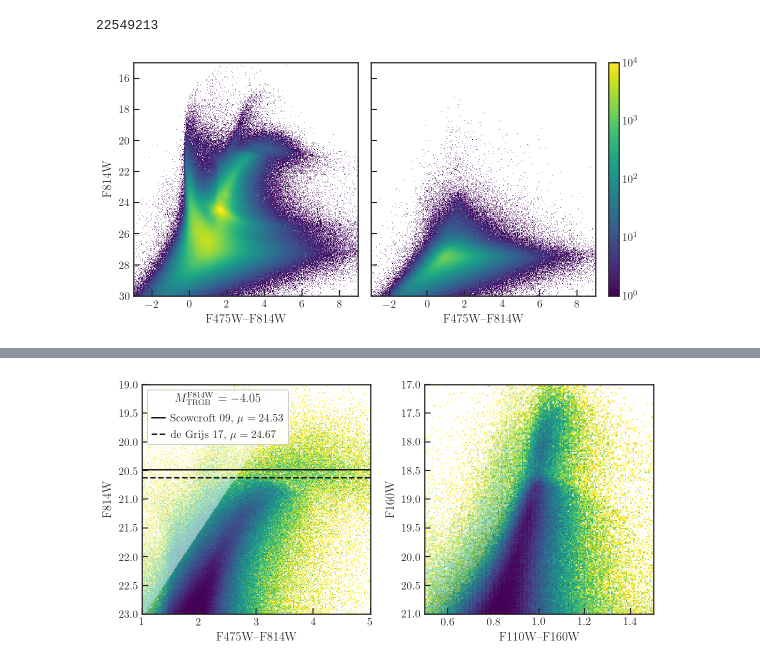
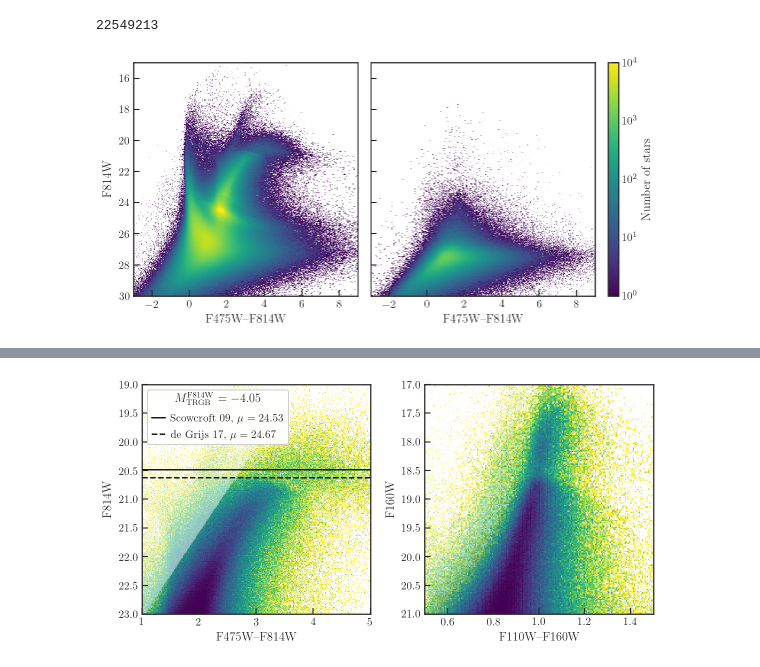
Before and after one commit to meredith-durbin/m33_survey_plots, a Jupyter notebook: CMD plots.ipynb, the cells around one changed output, grey strips where cells are left out. Cells and saved outputs as stored; diff of their text form; code cells hidden in the pictures.

```diff
--- a/CMD plots.ipynb
+++ b/CMD plots.ipynb
@@ -66,28 +66,28 @@ print(ds.length())
 # %%
 # W14 Fig 7
 
 colormap, vmin, vmax = 'viridis', 1, 1e4
 cmap = getattr(mpl.cm, colormap)
 norm = mpl.colors.LogNorm(vmin=vmin, vmax=vmax)
 
 opt_lim = [[-3, 9], [30, 15]]
 
 fig = plt.figure(figsize=(7.2, 4))
 ds.plot('F475W_VEGA-F814W_VEGA', 'F814W_VEGA', limits=opt_lim,
         f='log10', colorbar=False, colormap=colormap,
         vmin=np.log10(vmin), vmax=np.log10(vmax), interpolation='None', shape=420,
         selection=[None, '~OPT_ST'],
         visual=dict(column='selection'), xlabel='F475W--F814W', ylabel='F814W')
 ax0, ax1 = fig.get_axes()
 ax1.set_ylabel(None)
 ax1.set_yticklabels([])
 fig.tight_layout()
 
 pos = ax1.get_position()
 cax = fig.add_axes([pos.x1+0.025, pos.y0, 0.02, pos.height])
-fig.colorbar(mpl.cm.ScalarMappable(norm=norm, cmap=cmap), cax=cax)
+fig.colorbar(mpl.cm.ScalarMappable(norm=norm, cmap=cmap), cax=cax, label='Number of stars')
 
 fig.savefig('survey_paper_figures/F475W_F814W_full_cut_CMDs.pdf', dpi=420, bbox_inches='tight')
 # %% [output]
-[figure, old version]
+[figure, new version]
 # %%
```
Also changed, not shown: parts of 12 cells of this notebook, 9 other files.
